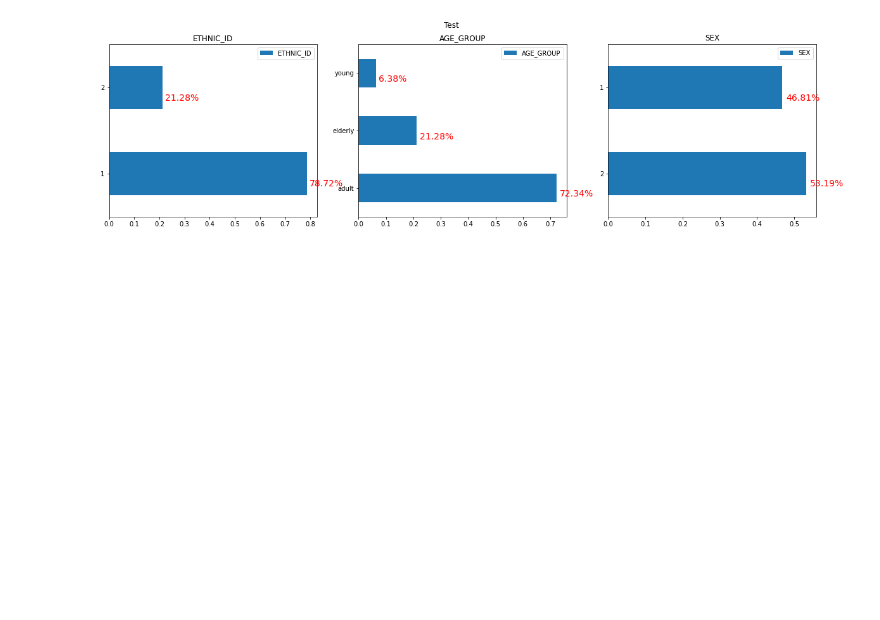
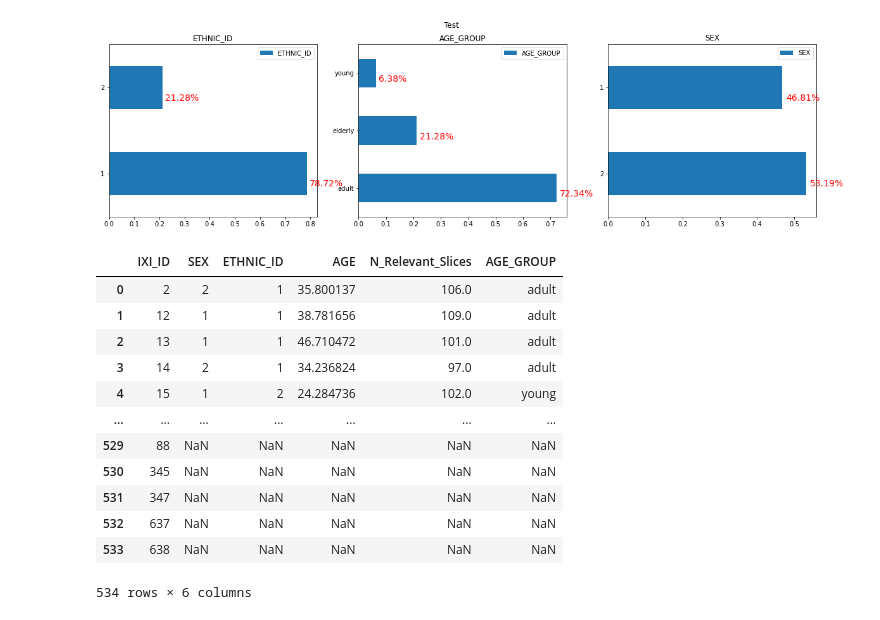
Before and after one commit to AdrianArnaiz/Brain-MRI-Autoencoder, a Jupyter notebook: src/2.Experiments/0.TrainTestSplit.ipynb, the cells around one changed output. Drawn from its saved outputs; the diff is of its cells as text; code cells hidden in the pictures; blank space fills up the shorter version.

Commit message:
Slice extraction and Stratified Splitting DONE  #5

```diff
--- a/src/2.Experiments/0.TrainTestSplit.ipynb
+++ b/src/2.Experiments/0.TrainTestSplit.ipynb
@@ -532,3 +532,19 @@ plot_ccas(final_train_val_volumes, ['ETHNIC_ID','AGE_GROUP','SEX'], 'Train and v
 plot_ccas(final_test_volumes, ['ETHNIC_ID','AGE_GROUP','SEX'], 'Test')
 # %% [output]
 [figure]
+# %%
+final_train_val_volumes
+# %% [output]
+|  | IXI_ID | SEX | ETHNIC_ID | AGE | N_Relevant_Slices | AGE_GROUP |
+| 0 | 2 | 2 | 1 | 35.800137 | 106.0 | adult |
+| 1 | 12 | 1 | 1 | 38.781656 | 109.0 | adult |
+| 2 | 13 | 1 | 1 | 46.710472 | 101.0 | adult |
+| 3 | 14 | 2 | 1 | 34.236824 | 97.0 | adult |
+| 4 | 15 | 1 | 2 | 24.284736 | 102.0 | young |
+| ... | ... | ... | ... | ... | ... | ... |
+| 529 | 88 | NaN | NaN | NaN | NaN | NaN |
+| 530 | 345 | NaN | NaN | NaN | NaN | NaN |
+| 531 | 347 | NaN | NaN | NaN | NaN | NaN |
+| 532 | 637 | NaN | NaN | NaN | NaN | NaN |
+| 533 | 638 | NaN | NaN | NaN | NaN | NaN |
+534 rows × 6 columns
```
Also changed, not shown: parts of 8 cells of this notebook, 8 other files.
